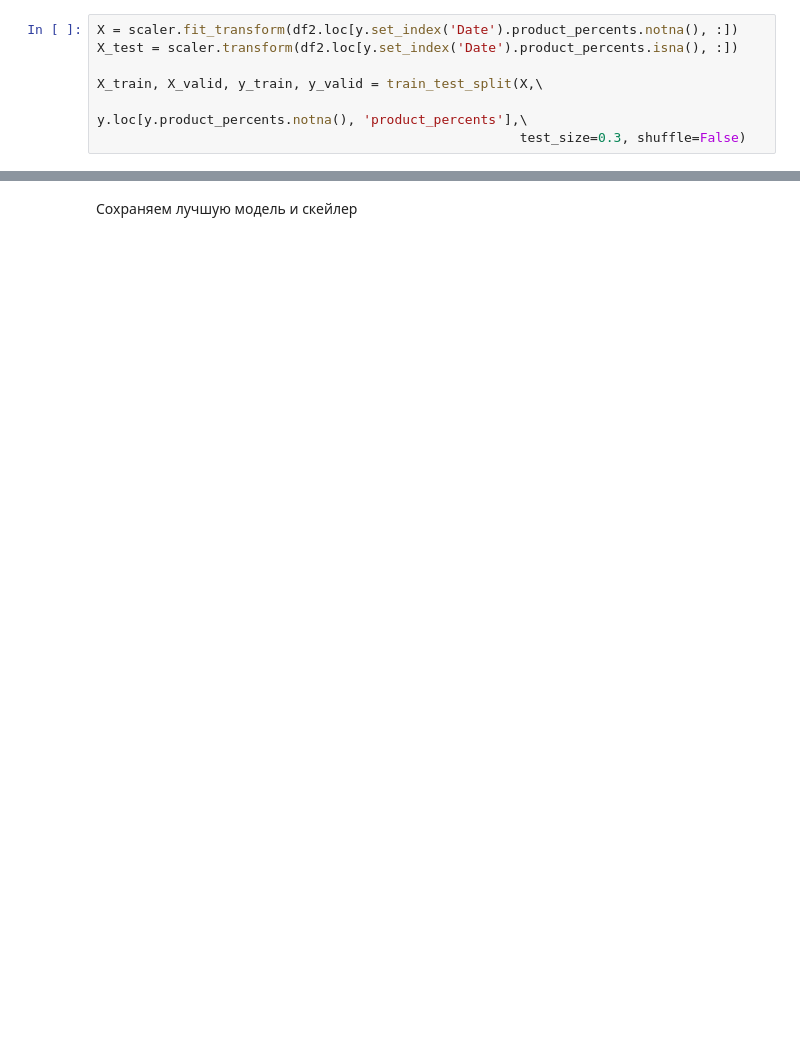
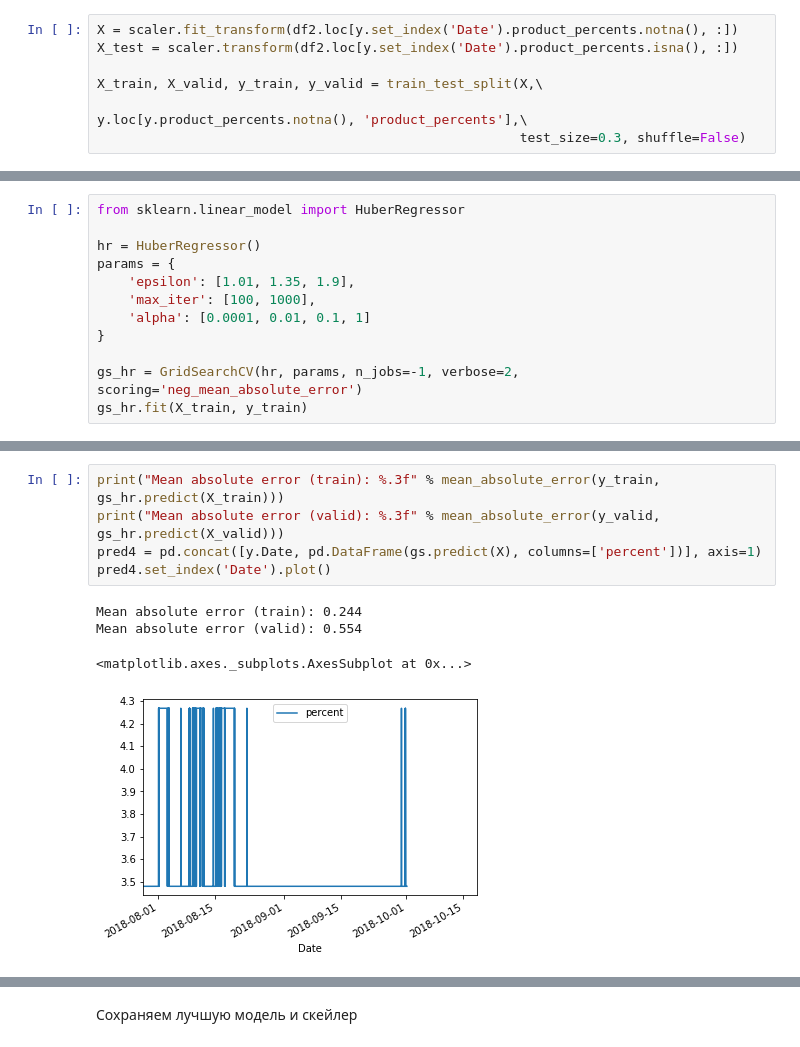
Before and after one commit to sirily/product_percent_prediction, a Jupyter notebook: procent_prediction.ipynb, the cells around one changed output, grey strips where cells are left out. Drawn from its saved outputs; the diff is of its cells as text; blank space fills up the shorter version.

```diff
--- a/procent_prediction.ipynb
+++ b/procent_prediction.ipynb
@@ -455,0 +339,12 @@ set_index('Date').plot(figsize=(16,12))
+# %%
+from sklearn.linear_model import HuberRegressor
+
+hr = HuberRegressor()
+params = {
+    'epsilon': [1.01, 1.35, 1.9],
+    'max_iter': [100, 1000],
+    'alpha': [0.0001, 0.01, 0.1, 1]
+}
+
+gs_hr = GridSearchCV(hr, params, n_jobs=-1, verbose=2, scoring='neg_mean_absolute_error')
+gs_hr.fit(X_train, y_train)
@@ -455,0 +366,10 @@ set_index('Date').plot(figsize=(16,12))
+# %%
+print("Mean absolute error (train): %.3f" % mean_absolute_error(y_train, gs_hr.predict(X_train)))
+print("Mean absolute error (valid): %.3f" % mean_absolute_error(y_valid, gs_hr.predict(X_valid)))
+pred4 = pd.concat([y.Date, pd.DataFrame(gs.predict(X), columns=['percent'])], axis=1)
+pred4.set_index('Date').plot()
+# %% [output]
+Mean absolute error (train): 0.244
+Mean absolute error (valid): 0.554
+<matplotlib.axes._subplots.AxesSubplot at 0x...>
+[figure, added]
```
Also changed, not shown: parts of 45 cells of this notebook, 5 other files.
